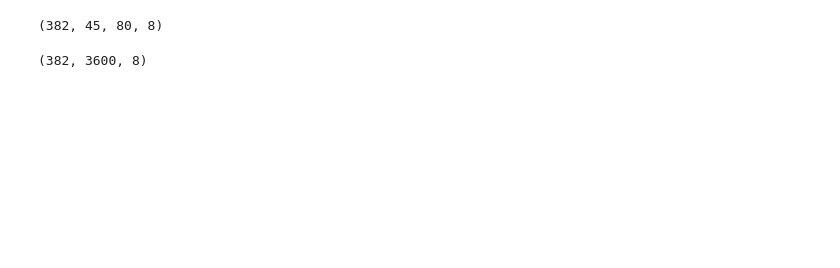
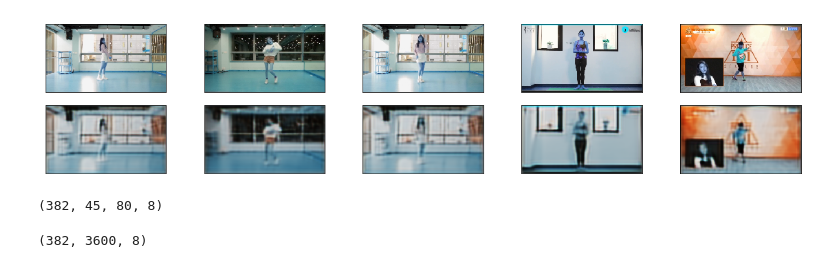
Before and after one commit to SonghaBan/gan, a Jupyter notebook: CAE.ipynb, the cells around one changed output. Saved outputs shown, nothing was run; the diff lists cells and outputs as text; code cells hidden in the pictures; blank space fills up the shorter version.

```diff
--- a/CAE.ipynb
+++ b/CAE.ipynb
@@ -127,3 +106,21 @@ decoded_e = decoder.predict(encoded_imgs)
+# %%
+n=5
+plt.figure(figsize=(20,4))
+for i in range(n):
+    ax = plt.subplot(2, n, i+1)
+    img = test[i*4]
+    plt.imshow(img)
+    ax.get_xaxis().set_visible(False)
+    ax.get_yaxis().set_visible(False)
+
+    ax = plt.subplot(2, n, i+1+n)
+    newimg = decodedae[i*4]
+    plt.imshow(newimg)
+    ax.get_xaxis().set_visible(False)
+    ax.get_yaxis().set_visible(False)
+plt.show()
+# %% [output]
+[figure, added]
 # %%
 print(encoded_imgs.shape)
 encoded_input = Input(shape=(45,80,8))
```
Also changed, not shown: parts of 14 cells of this notebook.
